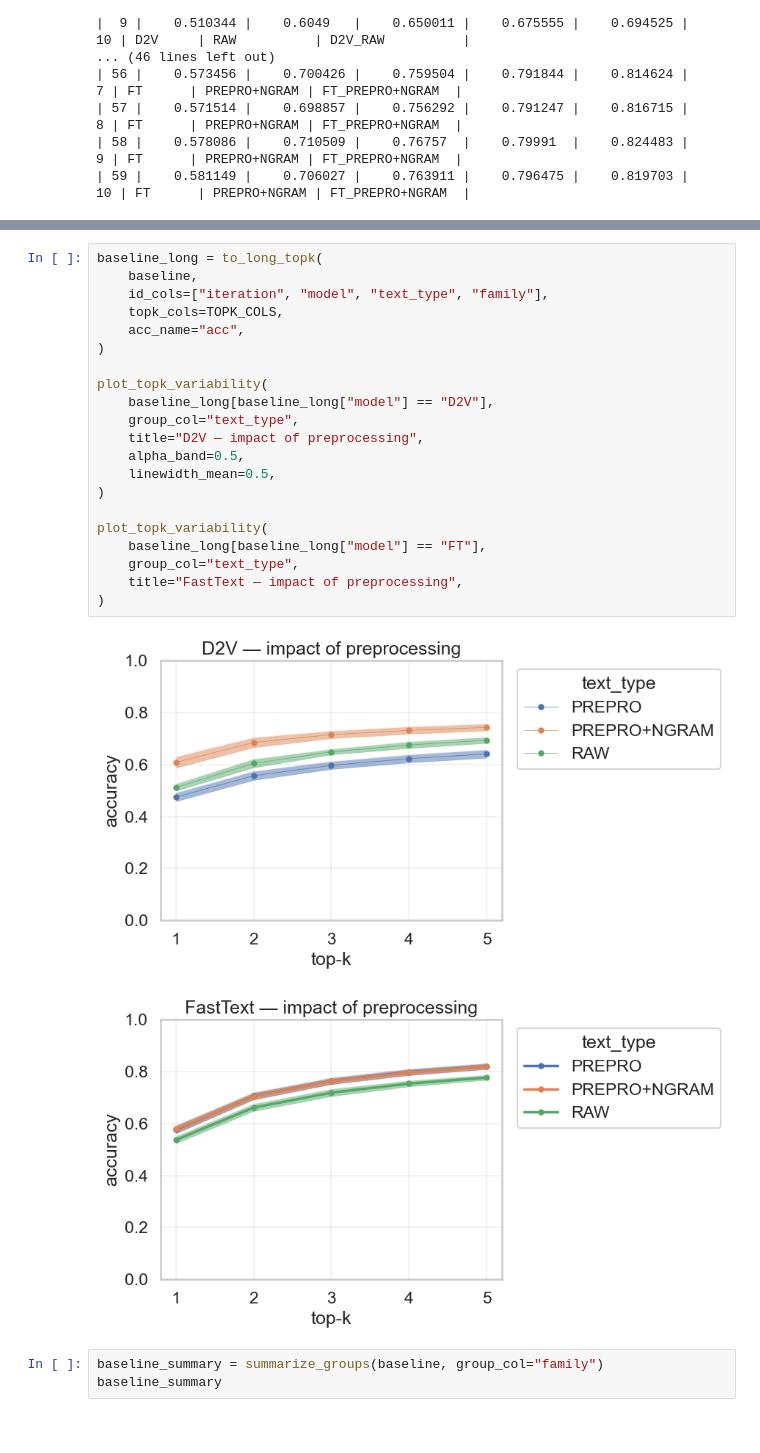
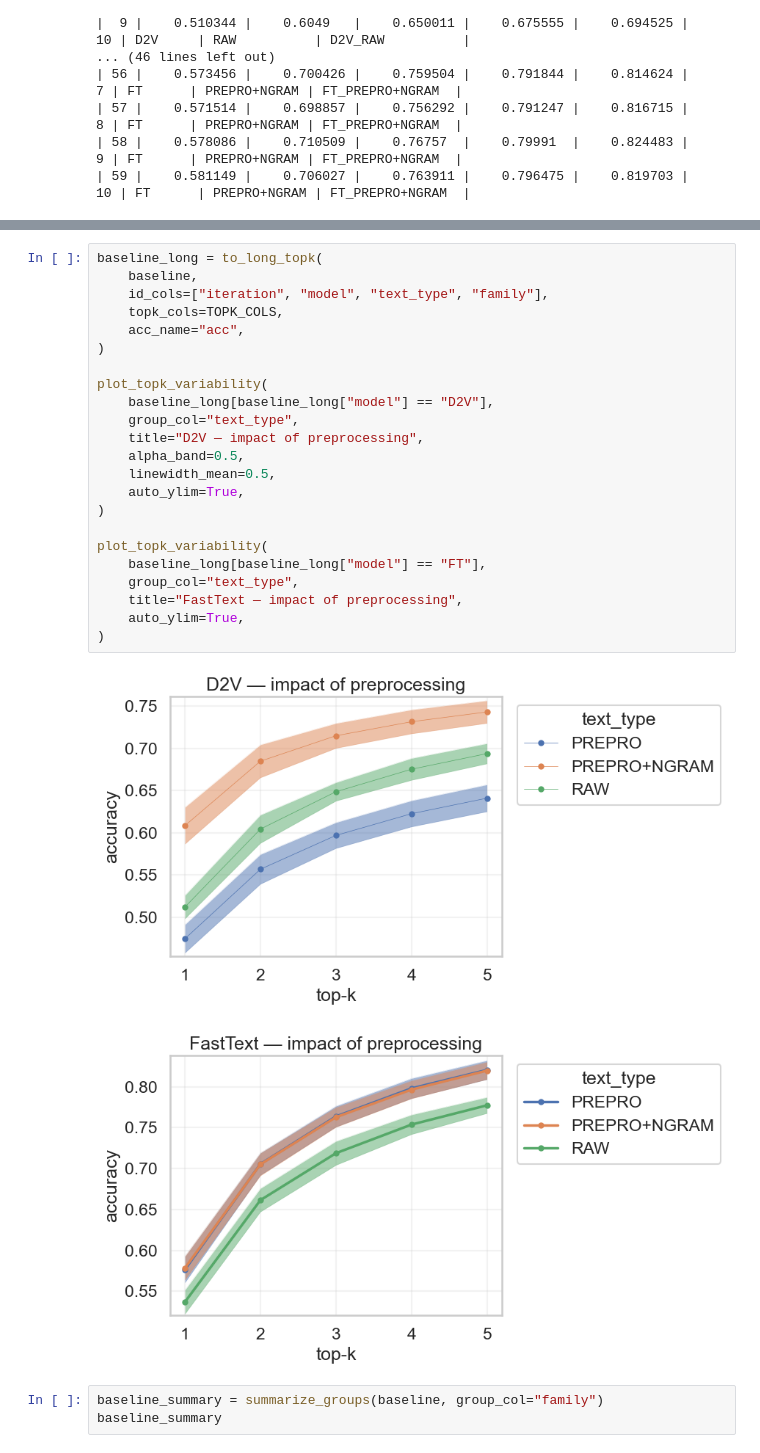
Before and after one commit to sstedoldi/tt1_clasi, a Jupyter notebook: 04-HSrecomm_iter_results_analysis.ipynb, the cells around one changed output, grey strips where cells are left out. Saved outputs shown, nothing was run; the diff lists cells and outputs as text.

```diff
--- a/04-HSrecomm_iter_results_analysis.ipynb
+++ b/04-HSrecomm_iter_results_analysis.ipynb
@@ -588,27 +690,29 @@ baseline_summary
 # %%
 baseline_long = to_long_topk(
     baseline,
     id_cols=["iteration", "model", "text_type", "family"],
     topk_cols=TOPK_COLS,
     acc_name="acc",
 )
 
 plot_topk_variability(
     baseline_long[baseline_long["model"] == "D2V"],
     group_col="text_type",
     title="D2V — impact of preprocessing",
     alpha_band=0.5,
     linewidth_mean=0.5,
+    auto_ylim=True,
 )
 
 plot_topk_variability(
     baseline_long[baseline_long["model"] == "FT"],
     group_col="text_type",
     title="FastText — impact of preprocessing",
+    auto_ylim=True,
 )
 # %% [output]
-[figure, old version]
+[figure, new version]
-[figure, old version]
+[figure, new version]
 # %%
 baseline_summary = summarize_groups(baseline, group_col="family")
 baseline_summary
```
Also changed, not shown: parts of 11 cells of this notebook, 15 other files.
